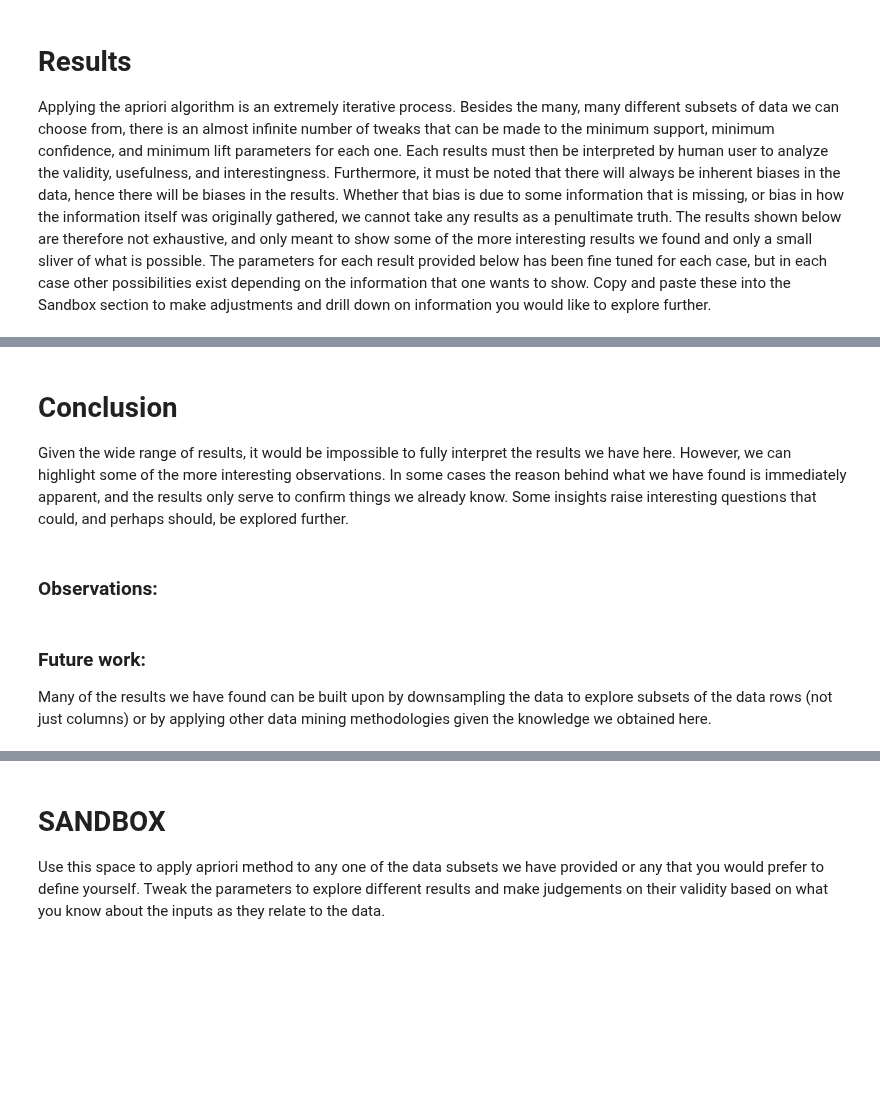
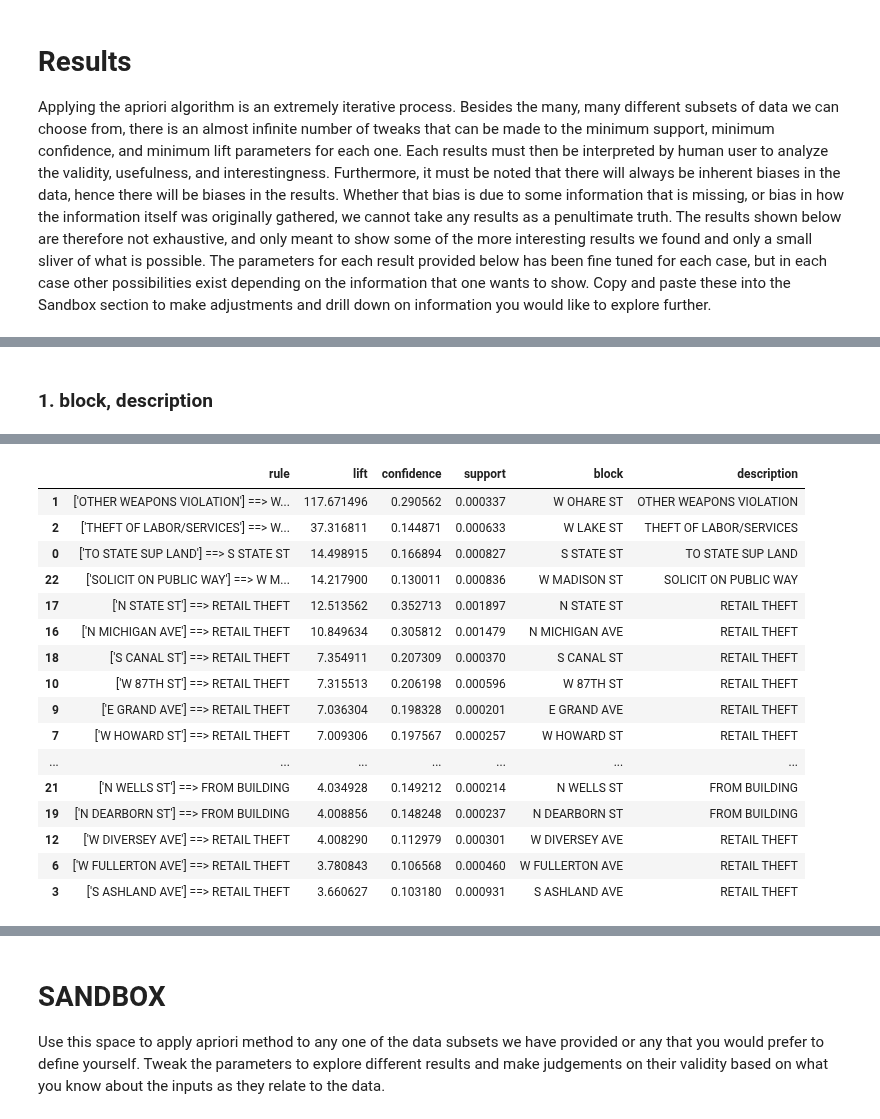
Before and after one commit to tjdolan121/4502Proj, a Jupyter notebook: forge/code/FrequentItemsets.ipynb, the cells around one changed output, grey strips where cells are left out. Saved outputs shown, nothing was run; the diff lists cells and outputs as text; code cells hidden in the pictures; blank space fills up the shorter version.

```diff
--- a/forge/code/FrequentItemsets.ipynb
+++ b/forge/code/FrequentItemsets.ipynb
@@ -730,8 +367,22 @@ print()
-# %% [markdown]
-# Conclusion
-Given the wide range of results, it would be impossible to fully interpret the results we have here. However, we can highlight some of the more interesting observations. In some cases the reason behind what we have found is immediately apparent, and the results only serve to confirm things we already know. Some insights raise interesting questions that could, and perhaps should, be explored further.
-# %% [markdown]
-### Observations:
-# %% [markdown]
-### Future work:
-Many of the results we have found can be built upon by downsampling the data to explore subsets of the data rows (not just columns) or by applying other data mining methodologies given the knowledge we obtained here.
+# %% [markdown]
+### 1. block, description
+# %%
+%%time
+####### final formula for frequent itemset mining
+
+# adjustable parameters:
+dataframe_to_analyze = bk_dn
+minimum_support = 0.0002
+minimum_confidence = 0.1
+minimum_lift = 3
+
+# convert dataframe to consumable list of lists, apply apriori to identify frequent itemsets, and print results:
+bk_dn_results = use_apriori(dataframe_to_analyze, minimum_support, minimum_confidence, minimum_lift)
+print(bk_dn_results.shape[0], "rules found.")
+print()
+
+# display results
+bk_dn_results.sort_values(by=['lift', 'confidence', 'support'], ascending=False)
+
+#######
+# %% [output]
@@ -737,0 +393,17 @@ Many of the results we have found can be built upon by downsampling the data to
+|  | rule | lift | confidence | support | block | description |
+| 1 | ['OTHER WEAPONS VIOLATION'] ==> W... | 117.671496 | 0.290562 | 0.000337 | W OHARE ST | OTHER WEAPONS VIOLATION |
+| 2 | ['THEFT OF LABOR/SERVICES'] ==> W... | 37.316811 | 0.144871 | 0.000633 | W LAKE ST | THEFT OF LABOR/SERVICES |
+| 0 | ['TO STATE SUP LAND'] ==> S STATE ST | 14.498915 | 0.166894 | 0.000827 | S STATE ST | TO STATE SUP LAND |
+| 22 | ['SOLICIT ON PUBLIC WAY'] ==> W M... | 14.217900 | 0.130011 | 0.000836 | W MADISON ST | SOLICIT ON PUBLIC WAY |
+| 17 | ['N STATE ST'] ==> RETAIL THEFT | 12.513562 | 0.352713 | 0.001897 | N STATE ST | RETAIL THEFT |
+| 16 | ['N MICHIGAN AVE'] ==> RETAIL THEFT | 10.849634 | 0.305812 | 0.001479 | N MICHIGAN AVE | RETAIL THEFT |
+| 18 | ['S CANAL ST'] ==> RETAIL THEFT | 7.354911 | 0.207309 | 0.000370 | S CANAL ST | RETAIL THEFT |
+| 10 | ['W 87TH ST'] ==> RETAIL THEFT | 7.315513 | 0.206198 | 0.000596 | W 87TH ST | RETAIL THEFT |
+| 9 | ['E GRAND AVE'] ==> RETAIL THEFT | 7.036304 | 0.198328 | 0.000201 | E GRAND AVE | RETAIL THEFT |
+| 7 | ['W HOWARD ST'] ==> RETAIL THEFT | 7.009306 | 0.197567 | 0.000257 | W HOWARD ST | RETAIL THEFT |
+| ... | ... | ... | ... | ... | ... | ... |
+| 21 | ['N WELLS ST'] ==> FROM BUILDING | 4.034928 | 0.149212 | 0.000214 | N WELLS ST | FROM BUILDING |
+| 19 | ['N DEARBORN ST'] ==> FROM BUILDING | 4.008856 | 0.148248 | 0.000237 | N DEARBORN ST | FROM BUILDING |
+| 12 | ['W DIVERSEY AVE'] ==> RETAIL THEFT | 4.008290 | 0.112979 | 0.000301 | W DIVERSEY AVE | RETAIL THEFT |
+| 6 | ['W FULLERTON AVE'] ==> RETAIL THEFT | 3.780843 | 0.106568 | 0.000460 | W FULLERTON AVE | RETAIL THEFT |
+| 3 | ['S ASHLAND AVE'] ==> RETAIL THEFT | 3.660627 | 0.103180 | 0.000931 | S ASHLAND AVE | RETAIL THEFT |
```
Also changed, not shown: parts of 101 cells of this notebook, 1 other file.
